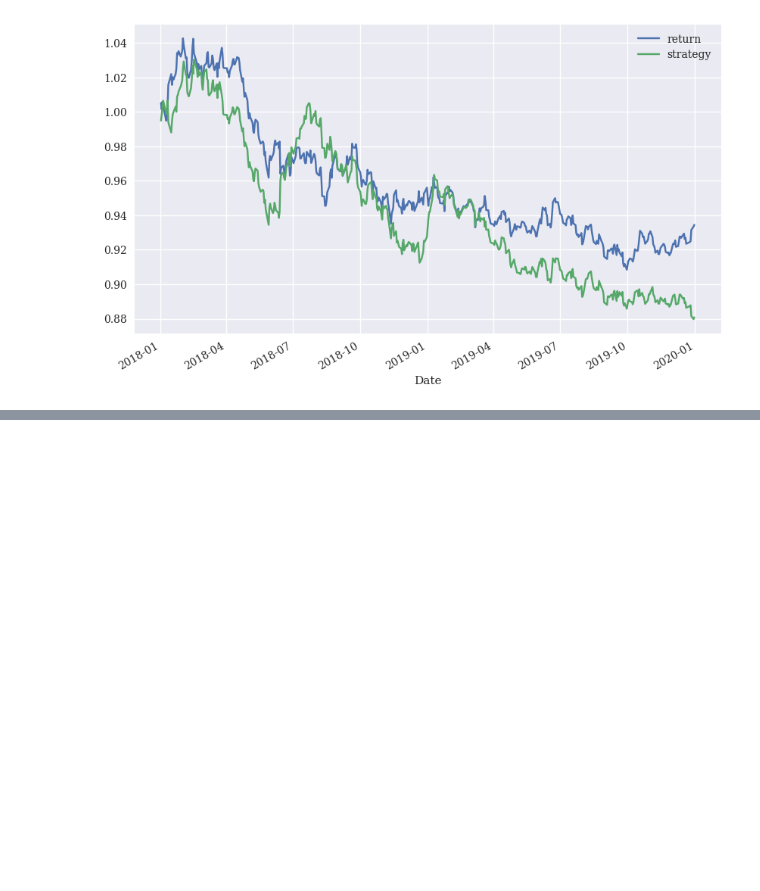
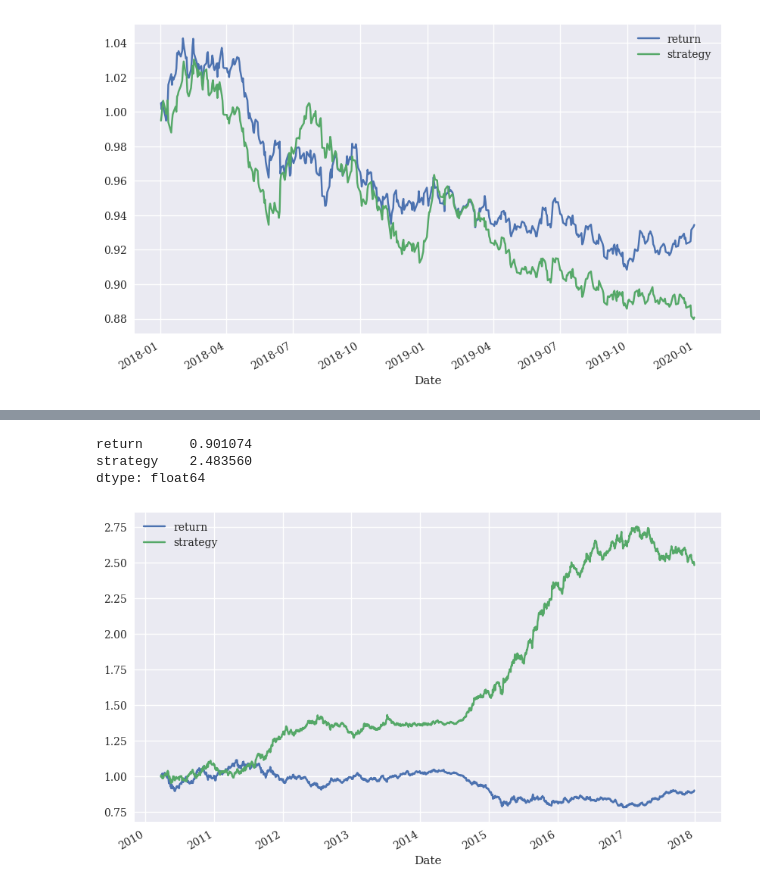
Before and after one commit to monchan-new/pyalgo-project, a Jupyter notebook: src/5.3.1.ipynb, the cells around one changed output, grey strips where cells are left out. Saved outputs shown, nothing was run; the diff lists cells and outputs as text; code cells hidden in the pictures; blank space fills up the shorter version.

```diff
--- a/src/5.3.1.ipynb
+++ b/src/5.3.1.ipynb
@@ -230,0 +282,4 @@ test_data[['return', 'strategy']].cumsum(
+# %%
+%%time
+model.fit(training_data_[cols], training_data['direction'],
+verbose=False, epochs=25)
@@ -230,0 +295,2 @@ test_data[['return', 'strategy']].cumsum(
+# %%
+pred = np.where(model.predict(training_data_[cols]) > 0.5, 1, 0)
@@ -230,0 +299,16 @@ test_data[['return', 'strategy']].cumsum(
+# %%
+training_data['prediction'] = np.where(pred > 0, 1, -1)
+# %%
+training_data['strategy'] = (training_data['prediction'] *
+                             training_data['return'])
+# %%
+training_data[['return', 'strategy']].sum().apply(np.exp)
+# %% [output]
+return      0.901074
+strategy    2.483560
+dtype: float64
+# %%
+training_data[['return', 'strategy']].cumsum(
+).apply(np.exp).plot(figsize=(10,6));
+# %% [output]
+[figure, added]
```
Also changed, not shown: parts of 25 cells of this notebook, 2 other files.
